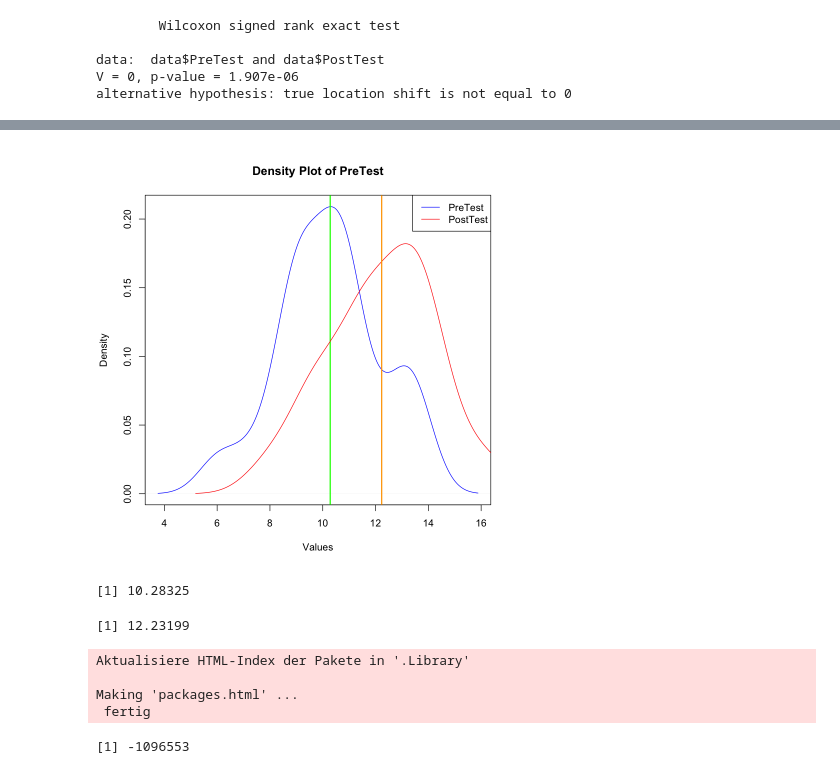
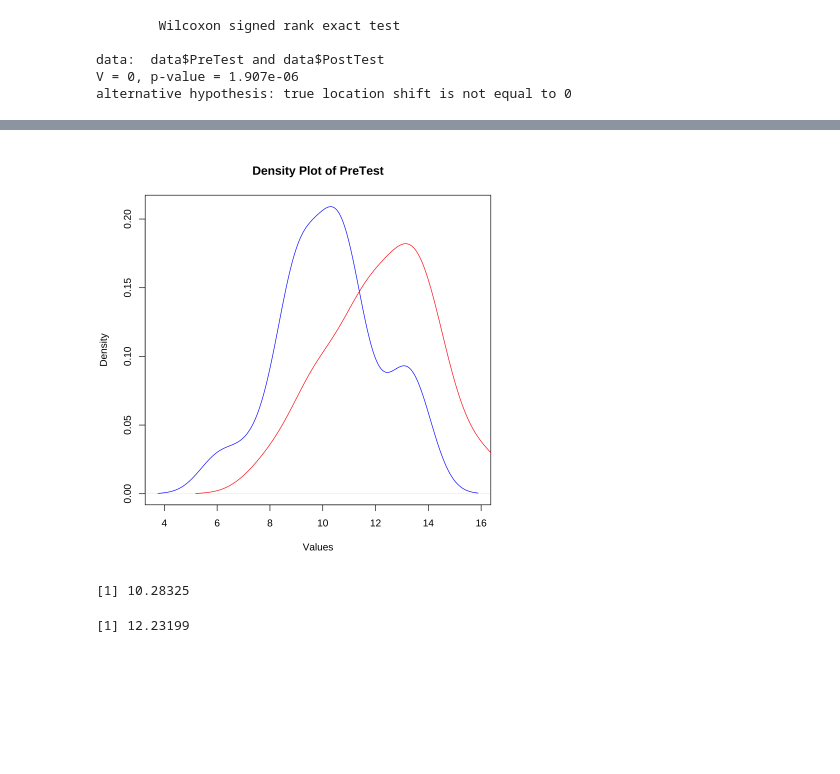
Before and after one commit to arunmhh/codeforytv, a Jupyter notebook: anovainR.ipynb, the cells around one changed output, grey strips where cells are left out. Cells and saved outputs as stored; diff of their text form; code cells hidden in the pictures; blank space fills up the shorter version.

```diff
--- a/anovainR.ipynb
+++ b/anovainR.ipynb
@@ -164,38 +197,27 @@ integer(0)
 # %%
 # Plot density of PreTest
 test1 <- density(data$PreTest)
 plot(test1, main = "Density Plot of PreTest", xlab = "Values", col = "blue")
 
 # Add abline to the first plot
-abline(v = mean(data$PreTest), col = "green", lwd = 2)
+##abline(v = mean(data$PreTest), col = "green", lwd = 2)
 
 # Plot density of PostTest
 test2 <- density(data$PostTest)
 lines(test2, col = "red")
 
 # Add abline to the second plot
-abline(v = mean(data$PostTest), col = "orange", lwd = 2)
+#abline(v = mean(data$PostTest), col = "orange", lwd = 2)
 
 # Add legend
-legend("topright", legend = c("PreTest", "PostTest"), col = c("blue", "red"), lty = 1)
+#legend("topright", legend = c("PreTest", "PostTest"), col = c("blue", "red"), lty = 1)
 
 # Print the plot
 # %% [output]
-[figure, old version]
+[figure, new version]
 # %%
 mean(data$PreTest)
 mean(data$PostTest)
 # %% [output]
 [1] 10.28325
 [1] 12.23199
-# %%
-install.packages("coin")
-# %% [output]
-Aktualisiere HTML-Index der Pakete in '.Library'
-
-Making 'packages.html' ...
- fertig
-# %%
-3650552 - 4747105
-# %% [output]
-[1] -1096553
```
Also changed, not shown: parts of 63 cells of this notebook, 1 other file.
